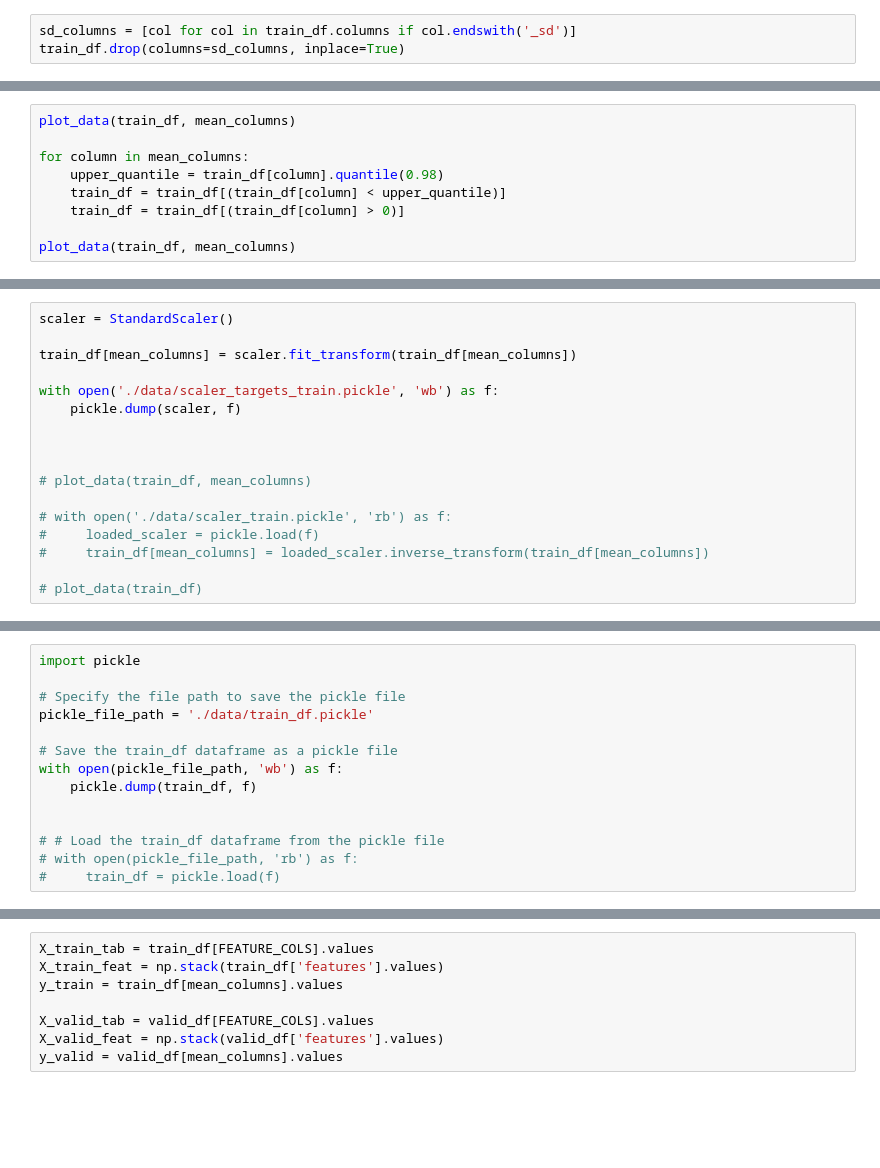
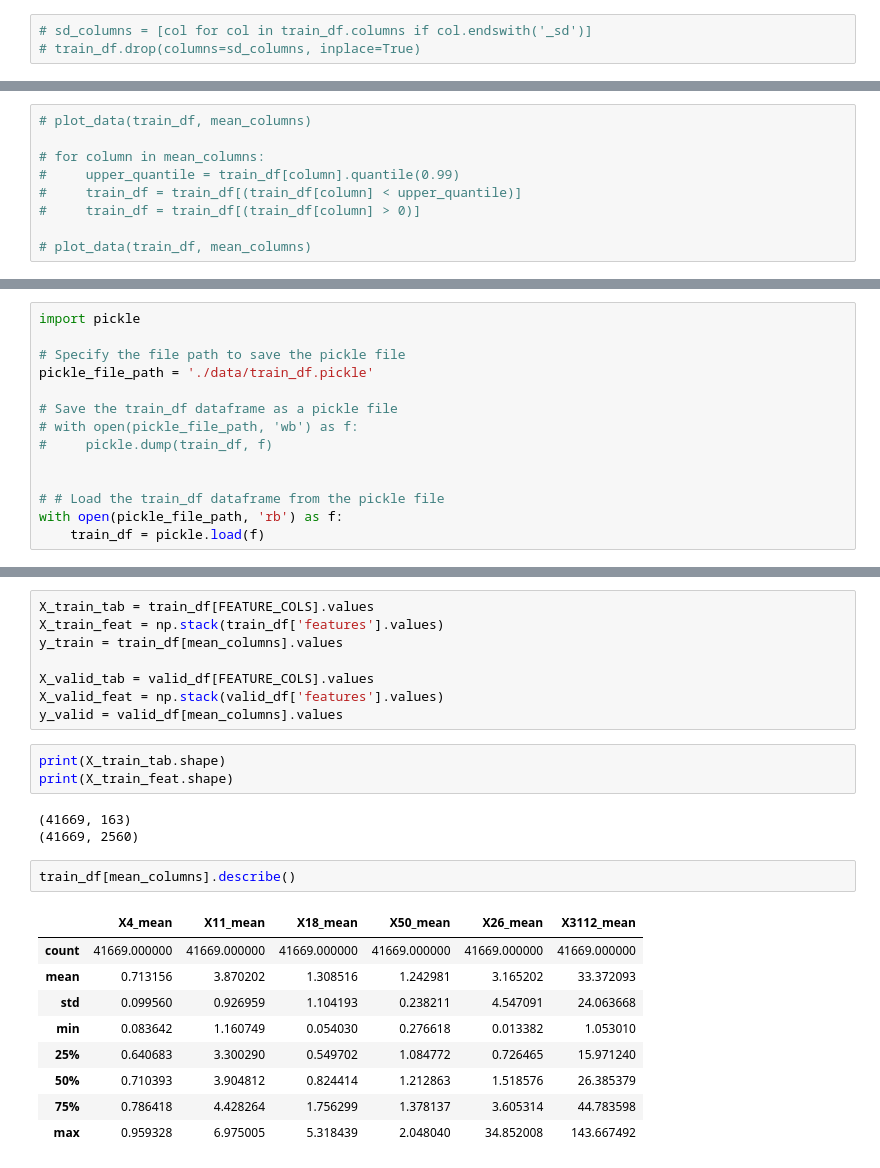
Before and after one commit to THalfar/PlantTraits2024, a Jupyter notebook: reading_preprocess_data.ipynb, the cells around one changed output, grey strips where cells are left out. Drawn from its saved outputs; the diff is of its cells as text; blank space fills up the shorter version.

```diff
--- a/reading_preprocess_data.ipynb
+++ b/reading_preprocess_data.ipynb
@@ -43,5 +23,5 @@ memory usage: 74.5 MB
 # %%
-sd_columns = [col for col in train_df.columns if col.endswith('_sd')]
-train_df.drop(columns=sd_columns, inplace=True)
+# sd_columns = [col for col in train_df.columns if col.endswith('_sd')]
+# train_df.drop(columns=sd_columns, inplace=True)
 # %%
 
@@ -81,11 +53,11 @@ def plot_data(df, columns_names):
     plt.tight_layout()
     plt.show()
 # %%
-plot_data(train_df, mean_columns)
+# plot_data(train_df, mean_columns)
 
-for column in mean_columns:
-    upper_quantile = train_df[column].quantile(0.98)
-    train_df = train_df[(train_df[column] < upper_quantile)]
-    train_df = train_df[(train_df[column] > 0)]
+# for column in mean_columns:
+#     upper_quantile = train_df[column].quantile(0.99)
+#     train_df = train_df[(train_df[column] < upper_quantile)]
+#     train_df = train_df[(train_df[column] > 0)]
 
-plot_data(train_df, mean_columns)
+# plot_data(train_df, mean_columns)
@@ -117,17 +87,0 @@ for fold, (train_idx, valid_idx) in enumerate(skf.split(train_df, train_df["fina
-# %%
-scaler = StandardScaler()
-
-train_df[mean_columns] = scaler.fit_transform(train_df[mean_columns])
-
-with open('./data/scaler_targets_train.pickle', 'wb') as f:
-    pickle.dump(scaler, f)
-
-
-
-# plot_data(train_df, mean_columns)
-
-# with open('./data/scaler_train.pickle', 'rb') as f:
-#     loaded_scaler = pickle.load(f)
-#     train_df[mean_columns] = loaded_scaler.inverse_transform(train_df[mean_columns])
-
-# plot_data(train_df)
@@ -235,13 +186,13 @@ import pickle
 pickle_file_path = './data/train_df.pickle'
 
 # Save the train_df dataframe as a pickle file
-with open(pickle_file_path, 'wb') as f:
-    pickle.dump(train_df, f)
+# with open(pickle_file_path, 'wb') as f:
+#     pickle.dump(train_df, f)
 
 
 # # Load the train_df dataframe from the pickle file
-# with open(pickle_file_path, 'rb') as f:
-#     train_df = pickle.load(f)
+with open(pickle_file_path, 'rb') as f:
+    train_df = pickle.load(f)
 # %%
 print(train_df['fold'].value_counts())
 
@@ -285,3 +236,21 @@ y_train = train_df[mean_columns].values
 X_valid_tab = valid_df[FEATURE_COLS].values
 X_valid_feat = np.stack(valid_df['features'].values)
 y_valid = valid_df[mean_columns].values
+# %%
+print(X_train_tab.shape)
+print(X_train_feat.shape)
+# %% [output]
+(41669, 163)
+(41669, 2560)
+# %%
+train_df[mean_columns].describe()
+# %% [output]
+|  | X4_mean | X11_mean | X18_mean | X50_mean | X26_mean | X3112_mean |
+| count | 41669.000000 | 41669.000000 | 41669.000000 | 41669.000000 | 41669.000000 | 41669.000000 |
+| mean | 0.713156 | 3.870202 | 1.308516 | 1.242981 | 3.165202 | 33.372093 |
+| std | 0.099560 | 0.926959 | 1.104193 | 0.238211 | 4.547091 | 24.063668 |
+| min | 0.083642 | 1.160749 | 0.054030 | 0.276618 | 0.013382 | 1.053010 |
+| 25% | 0.640683 | 3.300290 | 0.549702 | 1.084772 | 0.726465 | 15.971240 |
+| 50% | 0.710393 | 3.904812 | 0.824414 | 1.212863 | 1.518576 | 26.385379 |
+| 75% | 0.786418 | 4.428264 | 1.756299 | 1.378137 | 3.605314 | 44.783598 |
+| max | 0.959328 | 6.975005 | 5.318439 | 2.048040 | 34.852008 | 143.667492 |
```
Also changed, not shown: parts of 26 cells of this notebook.
